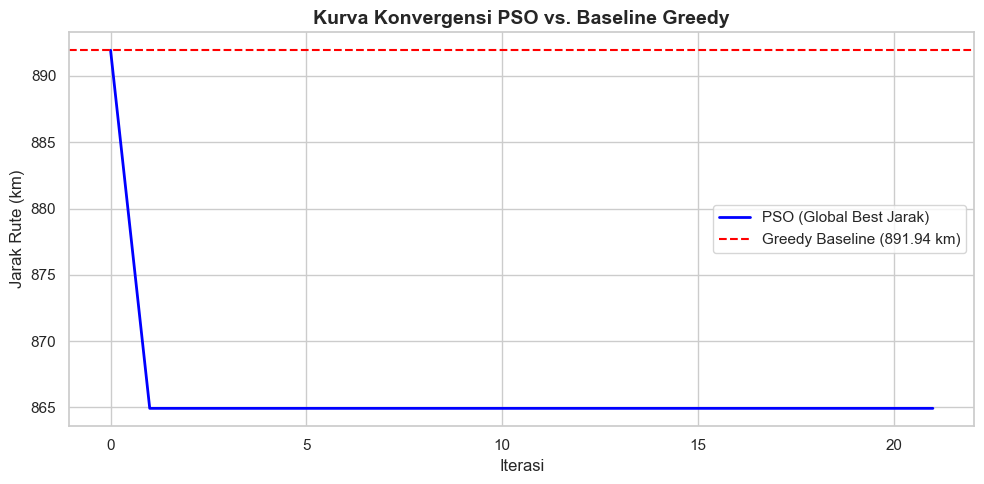
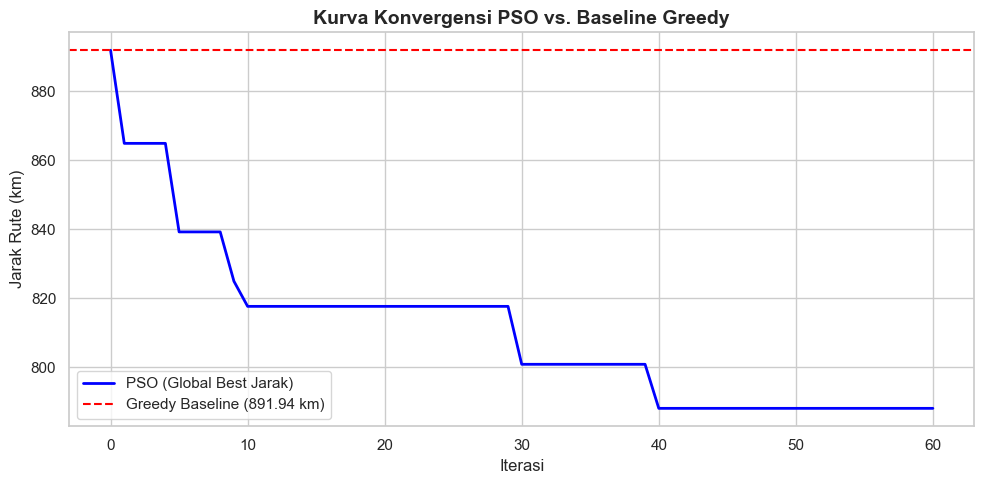
Unified diff of the notebook cell whose output changed from the first chart to the second:
--- before
+++ after
@@ -8,3 +8,4 @@
 plt.legend(fontsize=11)
 plt.tight_layout()
+plt.savefig('out/01_kurva_konvergensi_pso_vs_greedy.png', dpi=150, bbox_inches='tight')
 plt.show()

Commit: selaraskan angka hasil eksperimen dengan output notebook terbaru